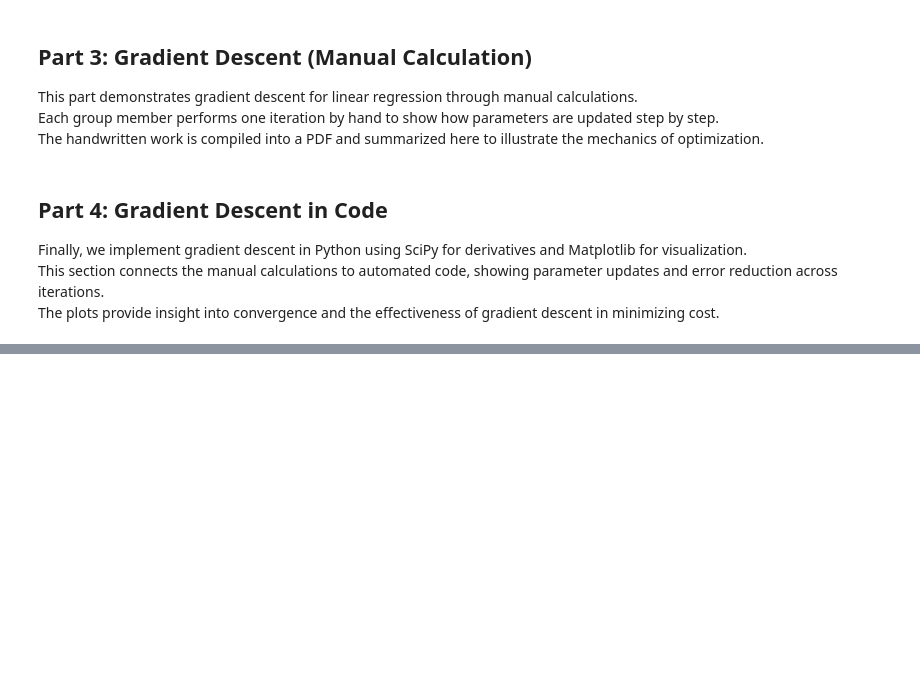
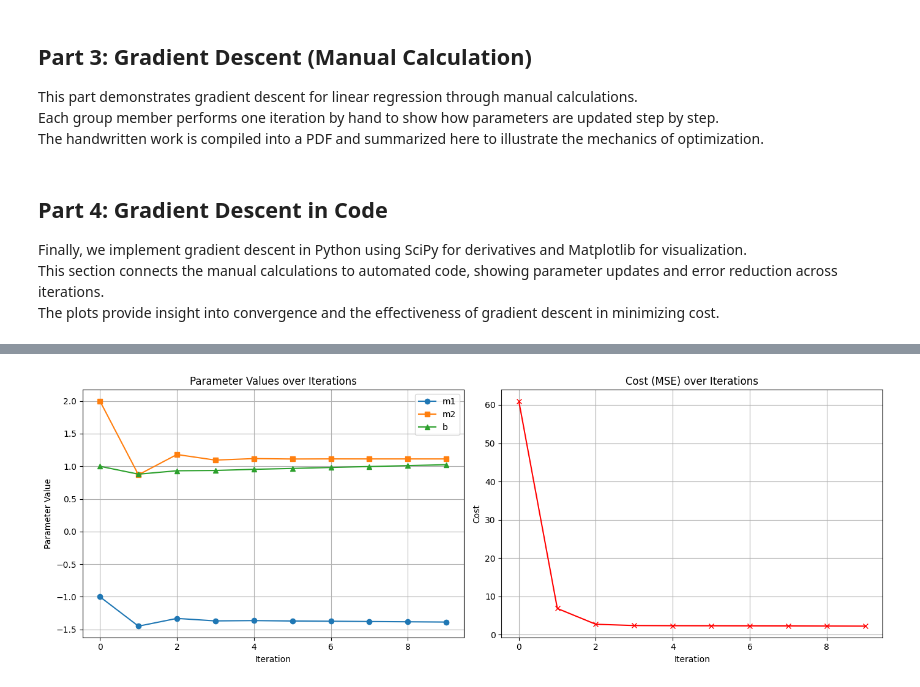
Before and after one commit to Kellia855/Formative3-Group31, a Jupyter notebook: Formative3_Assignment.ipynb, the cells around one changed output, grey strips where cells are left out. Drawn from its saved outputs; the diff is of its cells as text; code cells hidden in the pictures; blank space fills up the shorter version.

Commit message:
Finished  implementing gradient descent in Python

```diff
--- a/Formative3_Assignment.ipynb
+++ b/Formative3_Assignment.ipynb
@@ -150,3 +148,101 @@ The handwritten work is compiled into a PDF and summarized here to illustrate th
 Finally, we implement gradient descent in Python using SciPy for derivatives and Matplotlib for visualization.
 This section connects the manual calculations to automated code, showing parameter updates and error reduction across iterations.
 The plots provide insight into convergence and the effectiveness of gradient descent in minimizing cost.
+# %%
+import numpy as np
+import matplotlib.pyplot as plt
+from scipy.optimize import approx_fprime
+
+# 1. Initialize Data and Parameters
+# Matrix X and vector y from the manual calculations
+X = np.array([[1, 3],
+              [4, 10]])
+y = np.array([[5],
+              [6]])
+
+# Initial parameters [m1, m2, b]
+params = np.array([-1.0, 2.0, 1.0])
+learning_rate = 0.01
+iterations = 10
+
+# 2. Define the Cost Function (Mean Squared Error)
+def cost_function(params, X, y):
+    """
+    Computes the Mean Squared Error using matrix multiplication.
+    params: array containing [m1, m2, b]
+    """
+    m = params[:2].reshape(-1, 1)  # Reshape m into a column vector
+    b = params[2]
+
+    # Calculate predictions using matrix multiplication: y_pred = X @ m + b
+    y_pred = X @ m + b
+
+    # Calculate MSE
+    mse = (1 / len(y)) * np.sum((y_pred - y) ** 2)
+    return mse
+
+# 3. Gradient Descent Loop
+history_m1, history_m2, history_b, history_cost = [], [], [], []
+
+print("--- Gradient Descent Updates ---\n")
+
+for i in range(iterations):
+    # Record current state for plotting
+    history_m1.append(params[0])
+    history_m2.append(params[1])
+    history_b.append(params[2])
+
+    # Compute current predictions and cost
+    m_current = params[:2].reshape(-1, 1)
+    b_current = params[2]
+    y_pred = X @ m_current + b_current
+    cost = cost_function(params, X, y)
+    history_cost.append(cost)
+
+    print(f"Iteration {i}:")
+    print(f"  Params      : m1 = {params[0]:.4f}, m2 = {params[1]:.4f}, b = {params[2]:.4f}")
+    print(f"  Predictions : y_pred = {y_pred.flatten().round(4)}")
+    print(f"  Cost (MSE)  : {cost:.4f}")
+
+    # 4. Compute Derivatives using SciPy
+    # approx_fprime uses finite differences to compute the gradient of the cost function
+    epsilon = np.sqrt(np.finfo(float).eps)
+    gradients = approx_fprime(params, cost_function, epsilon, X, y)
+
+    print(f"  Gradients   : dm1 = {gradients[0]:.4f}, dm2 = {gradients[1]:.4f}, db = {gradients[2]:.4f}")
+
+    # 5. Update Parameters
+    params = params - learning_rate * gradients
+    print("-" * 50)
+
+# Final predictions
+m_final = params[:2].reshape(-1, 1)
+b_final = params[2]
+final_predictions = X @ m_final + b_final
+print(f"\nFinal Parameters : m1={params[0]:.4f}, m2={params[1]:.4f}, b={params[2]:.4f}")
+print(f"Final Predictions: {final_predictions.flatten().round(4)}")
+print(f"Actual Values    : {y.flatten()}")
+
+# 6. Plotting the Results
+fig, (ax1, ax2) = plt.subplots(1, 2, figsize=(14, 5))
+
+# Plot 1: Parameters over iterations
+ax1.plot(history_m1, label='m1', marker='o')
+ax1.plot(history_m2, label='m2', marker='s')
+ax1.plot(history_b, label='b', marker='^')
+ax1.set_title("Parameter Values over Iterations")
+ax1.set_xlabel("Iteration")
+ax1.set_ylabel("Parameter Value")
+ax1.legend()
+ax1.grid(True)
+
+# Plot 2: Cost over iterations
+ax2.plot(history_cost, color='red', marker='x')
+ax2.set_title("Cost (MSE) over Iterations")
+ax2.set_xlabel("Iteration")
+ax2.set_ylabel("Cost")
+ax2.grid(True)
+
+plt.tight_layout()
+plt.show()
+# %% [output]
@@ -152,0 +266 @@ The plots provide insight into convergence and the effectiveness of gradient des
+[figure, added]
```
Also changed, not shown: parts of 2 cells of this notebook.
